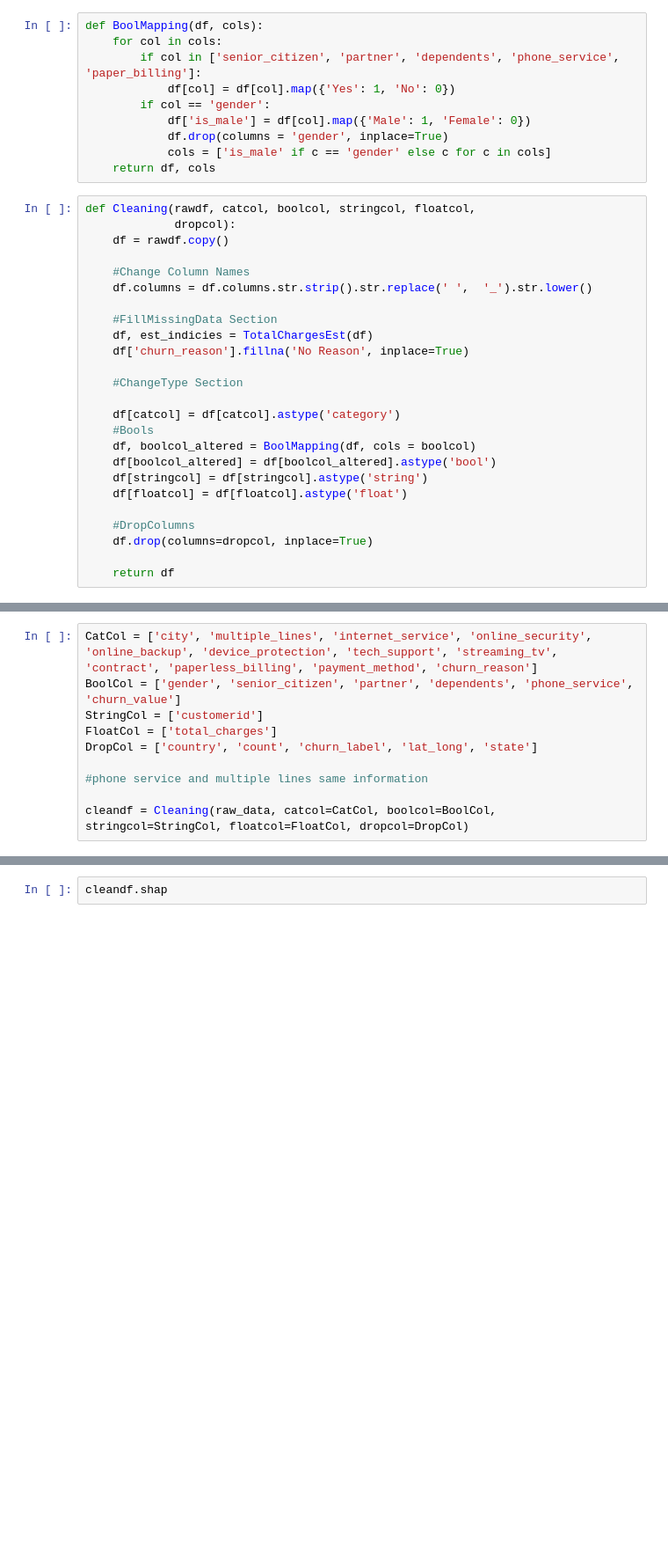
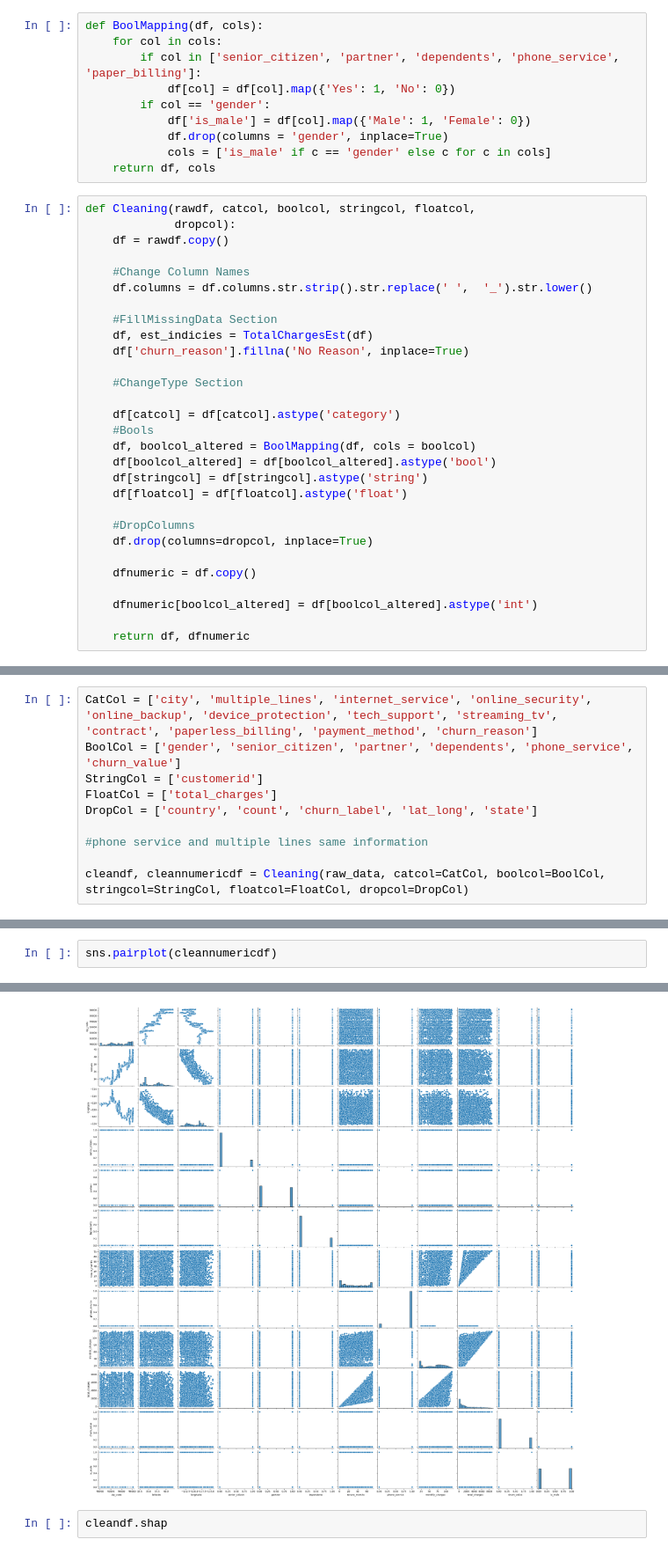
Before and after one commit to jaunceymyles/The-Holy-Churnity-Father-Son-and-Departed-User-, a Jupyter notebook: EDA.ipynb, the cells around one changed output, grey strips where cells are left out. Shown at 88% size. Cells and saved outputs as stored; diff of their text form; blank space fills up the shorter version.

```diff
--- a/EDA.ipynb
+++ b/EDA.ipynb
@@ -176,4 +176,8 @@ def Cleaning(rawdf, catcol, boolcol, stringcol, floatcol,
     #DropColumns
     df.drop(columns=dropcol, inplace=True)
 
-    return df
+    dfnumeric = df.copy()
+
+    dfnumeric[boolcol_altered] = df[boolcol_altered].astype('int')
+
+    return df, dfnumeric
@@ -244,5 +190,5 @@ DropCol = ['country', 'count', 'churn_label', 'lat_long', 'state']
 
 #phone service and multiple lines same information
 
-cleandf = Cleaning(raw_data, catcol=CatCol, boolcol=BoolCol, stringcol=StringCol, floatcol=FloatCol, dropcol=DropCol)
+cleandf, cleannumericdf = Cleaning(raw_data, catcol=CatCol, boolcol=BoolCol, stringcol=StringCol, floatcol=FloatCol, dropcol=DropCol)
 # %% [output]
@@ -296,0 +217,3 @@ Name: count, Length: 1869, dtype: int64
+# %%
+sns.pairplot(cleannumericdf)
+# %% [output]
@@ -297,3 +221,4 @@ Name: count, Length: 1869, dtype: int64
+[figure, added]
 # %%
 cleandf.shap
 # %% [output]
```
Also changed, not shown: parts of 12 cells of this notebook.
